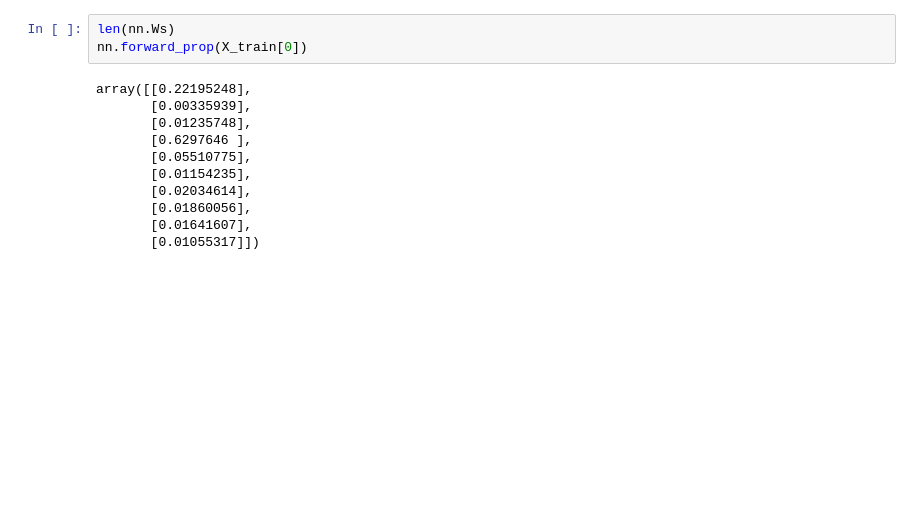
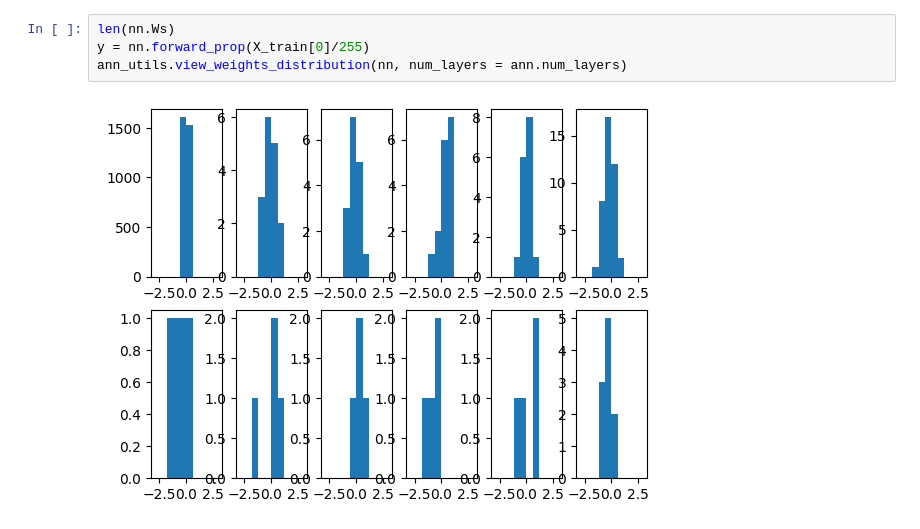
Before and after one commit to kramasamy90/Feedforward-Neural-Network, a Jupyter notebook: src/ann_test.ipynb, the cells around one changed output. Saved outputs shown, nothing was run; the diff lists cells and outputs as text; blank space fills up the shorter version.

```diff
--- a/src/ann_test.ipynb
+++ b/src/ann_test.ipynb
@@ -37,14 +25,6 @@ n
 # %%
 len(nn.Ws)
-nn.forward_prop(X_train[0])
+y = nn.forward_prop(X_train[0]/255)
+ann_utils.view_weights_distribution(nn, num_layers = ann.num_layers)
 # %% [output]
-array([[0.22195248],
-       [0.00335939],
-       [0.01235748],
-       [0.6297646 ],
-       [0.05510775],
-       [0.01154235],
-       [0.02034614],
-       [0.01860056],
-       [0.01641607],
-       [0.01055317]])
+[figure, added]
```
Also changed, not shown: parts of 17 cells of this notebook.
